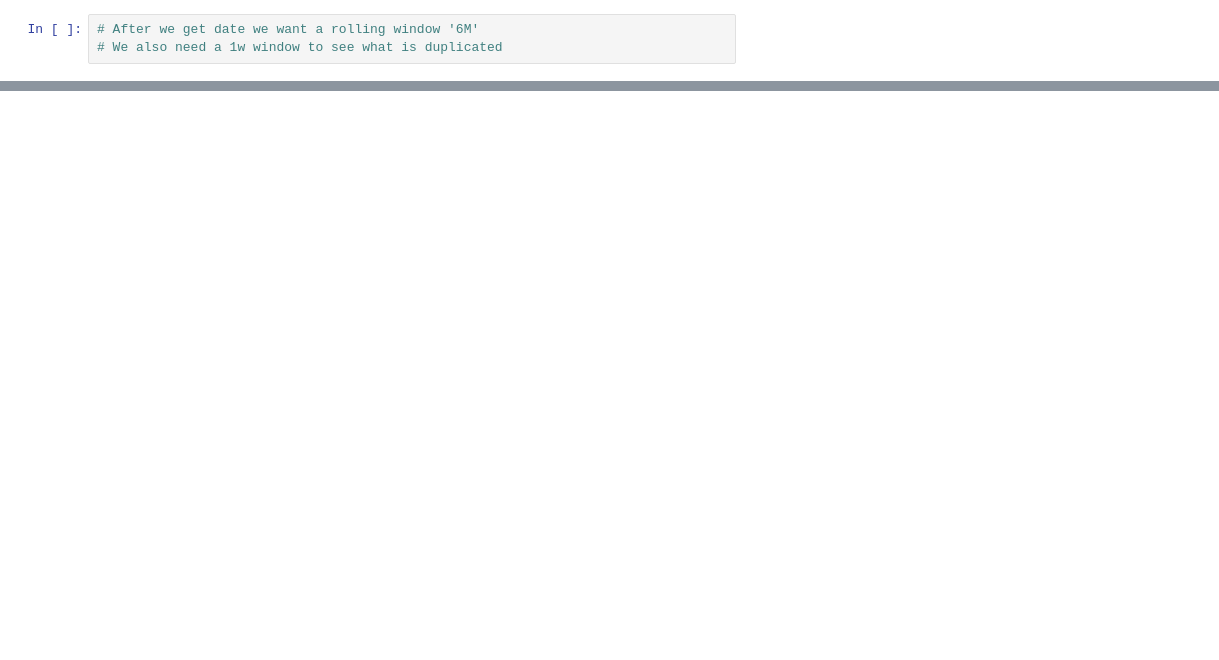
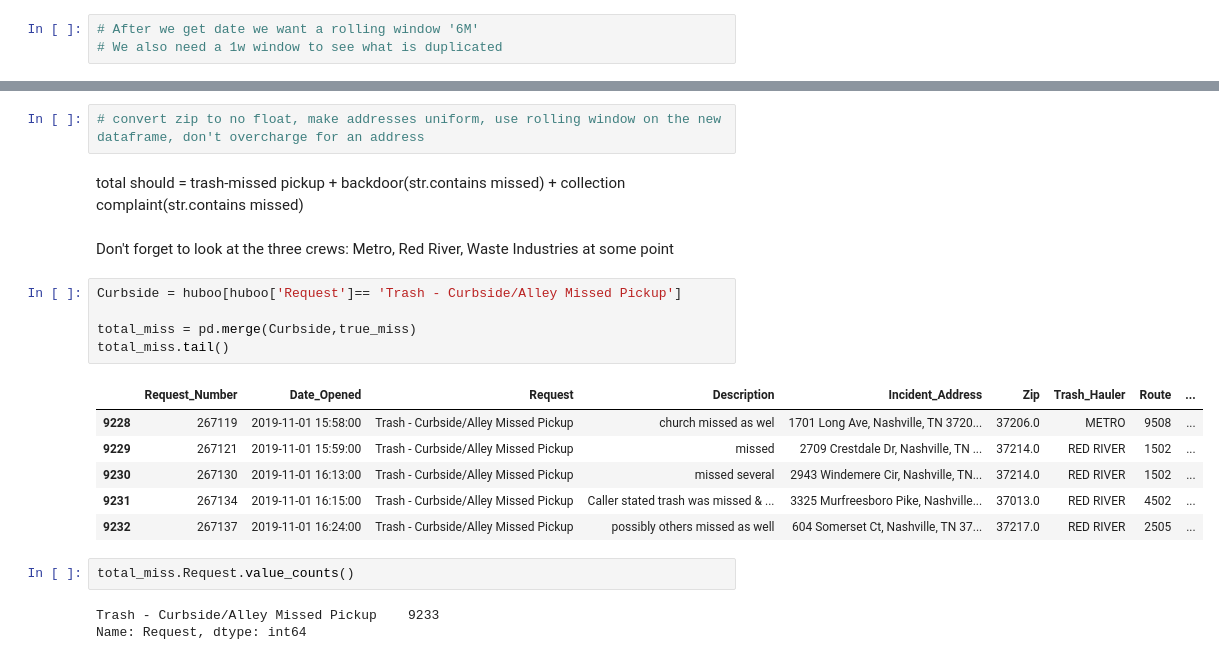
Before and after one commit to Barrett-Rogers/dq4-metro-beetles, a Jupyter notebook: dq4-Metro-Beetles-Barrett.ipynb, the cells around one changed output, grey strips where cells are left out. Cells and saved outputs as stored; diff of their text form; blank space fills up the shorter version.

```diff
--- a/dq4-Metro-Beetles-Barrett.ipynb
+++ b/dq4-Metro-Beetles-Barrett.ipynb
@@ -304,0 +458,23 @@ Name: DT_Opened, Length: 250769, dtype: int64
+# %%
+# convert zip to no float, make addresses uniform, use rolling window on the new dataframe, don't overcharge for an address
+# %% [markdown]
+total should = trash-missed pickup + backdoor(str.contains missed) + collection complaint(str.contains missed)
+# %% [markdown]
+Don't forget to look at the three crews: Metro, Red River, Waste Industries at some point
+# %%
+Curbside = huboo[huboo['Request']== 'Trash - Curbside/Alley Missed Pickup']
+
+total_miss = pd.merge(Curbside,true_miss)
+total_miss.tail()
+# %% [output]
+|  | Request_Number | Date_Opened | Request | Description | Incident_Address | Zip | Trash_Hauler | Route | ... |
+| 9228 | 267119 | 2019-11-01 15:58:00 | Trash - Curbside/Alley Missed Pickup | church missed as wel | 1701 Long Ave, Nashville, TN 3720... | 37206.0 | METRO | 9508 | ... |
+| 9229 | 267121 | 2019-11-01 15:59:00 | Trash - Curbside/Alley Missed Pickup | missed | 2709 Crestdale Dr, Nashville, TN ... | 37214.0 | RED RIVER | 1502 | ... |
+| 9230 | 267130 | 2019-11-01 16:13:00 | Trash - Curbside/Alley Missed Pickup | missed several | 2943 Windemere Cir, Nashville, TN... | 37214.0 | RED RIVER | 1502 | ... |
+| 9231 | 267134 | 2019-11-01 16:15:00 | Trash - Curbside/Alley Missed Pickup | Caller stated trash was missed & ... | 3325 Murfreesboro Pike, Nashville... | 37013.0 | RED RIVER | 4502 | ... |
+| 9232 | 267137 | 2019-11-01 16:24:00 | Trash - Curbside/Alley Missed Pickup | possibly others missed as well | 604 Somerset Ct, Nashville, TN 37... | 37217.0 | RED RIVER | 2505 | ... |
+# %%
+total_miss.Request.value_counts()
+# %% [output]
+Trash - Curbside/Alley Missed Pickup    9233
+Name: Request, dtype: int64
```
Also changed, not shown: parts of 48 cells of this notebook.
